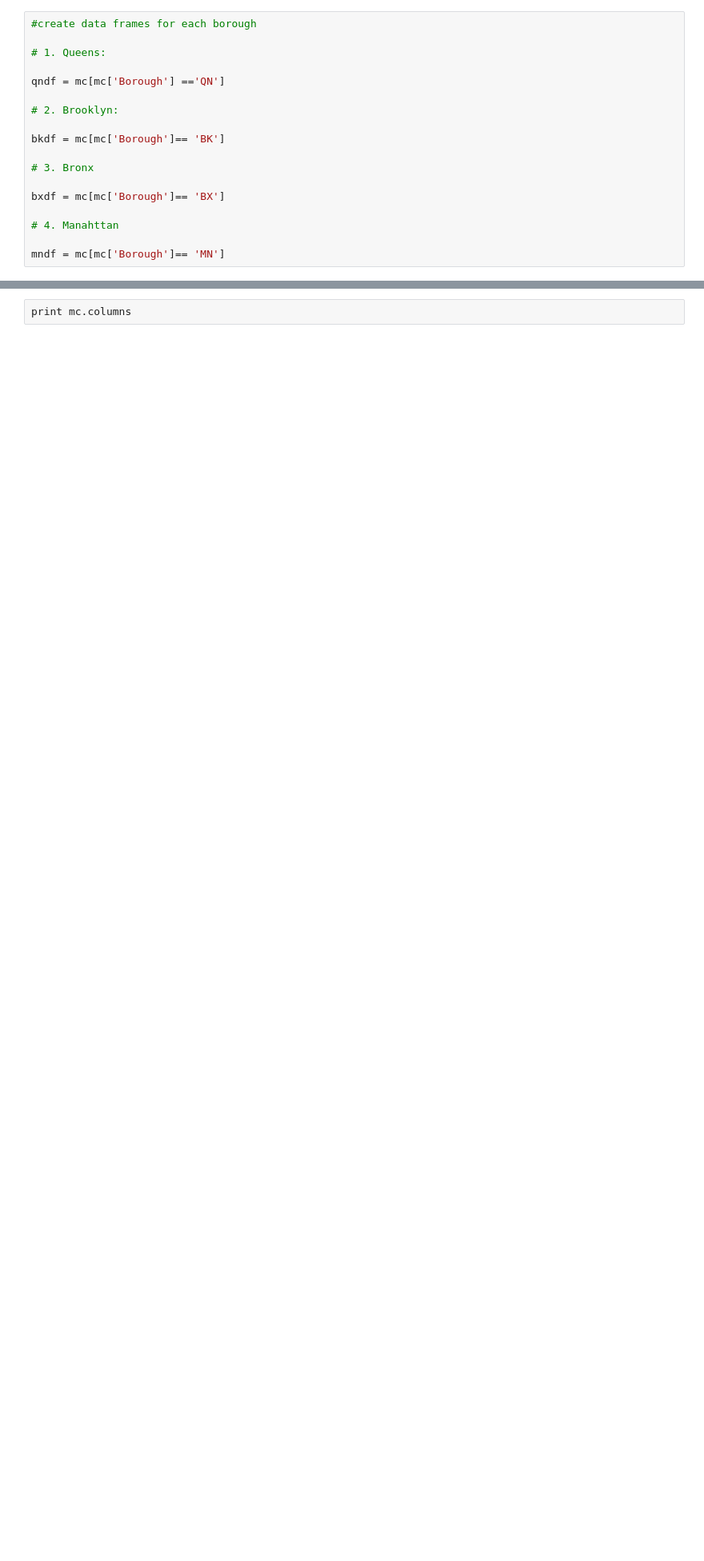
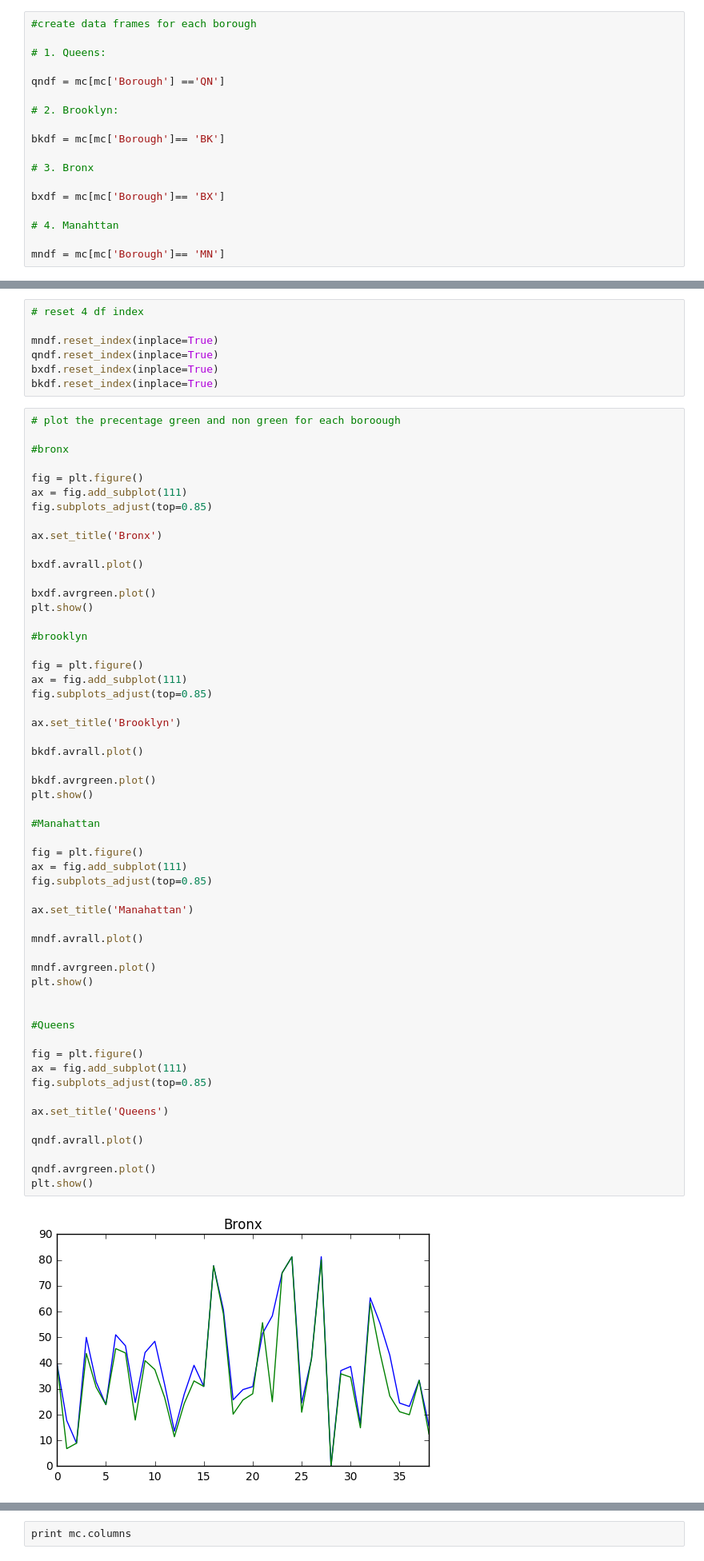
Before and after one commit to nyu-mhealth/MapCorps, a Jupyter notebook: mapcoprs.ipynb, the cells around one changed output, grey strips where cells are left out. Shown at 80% size. Drawn from its saved outputs; the diff is of its cells as text; blank space fills up the shorter version.

```diff
--- a/mapcoprs.ipynb
+++ b/mapcoprs.ipynb
@@ -151,0 +340,64 @@ manahattan 42
+# %%
+# reset 4 df index
+
+mndf.reset_index(inplace=True)
+qndf.reset_index(inplace=True)
+bxdf.reset_index(inplace=True)
+bkdf.reset_index(inplace=True)
+# %%
+# plot the precentage green and non green for each boroough
+
+#bronx
+
+fig = plt.figure()
+ax = fig.add_subplot(111)
+fig.subplots_adjust(top=0.85)
+
+ax.set_title('Bronx')
+
+bxdf.avrall.plot()
+
+bxdf.avrgreen.plot()
+plt.show()
+
+#brooklyn
+
+fig = plt.figure()
+ax = fig.add_subplot(111)
+fig.subplots_adjust(top=0.85)
+
+ax.set_title('Brooklyn')
+
+bkdf.avrall.plot()
+
+bkdf.avrgreen.plot()
+plt.show()
+
+#Manahattan
+
+fig = plt.figure()
+ax = fig.add_subplot(111)
+fig.subplots_adjust(top=0.85)
+
+ax.set_title('Manahattan')
+
+mndf.avrall.plot()
+
+mndf.avrgreen.plot()
+plt.show()
+
+
+#Queens
+
+fig = plt.figure()
+ax = fig.add_subplot(111)
+fig.subplots_adjust(top=0.85)
+
+ax.set_title('Queens')
+
+qndf.avrall.plot()
+
+qndf.avrgreen.plot()
+plt.show()
+# %% [output]
+[figure, added]
```
Also changed, not shown: parts of 37 cells of this notebook.
